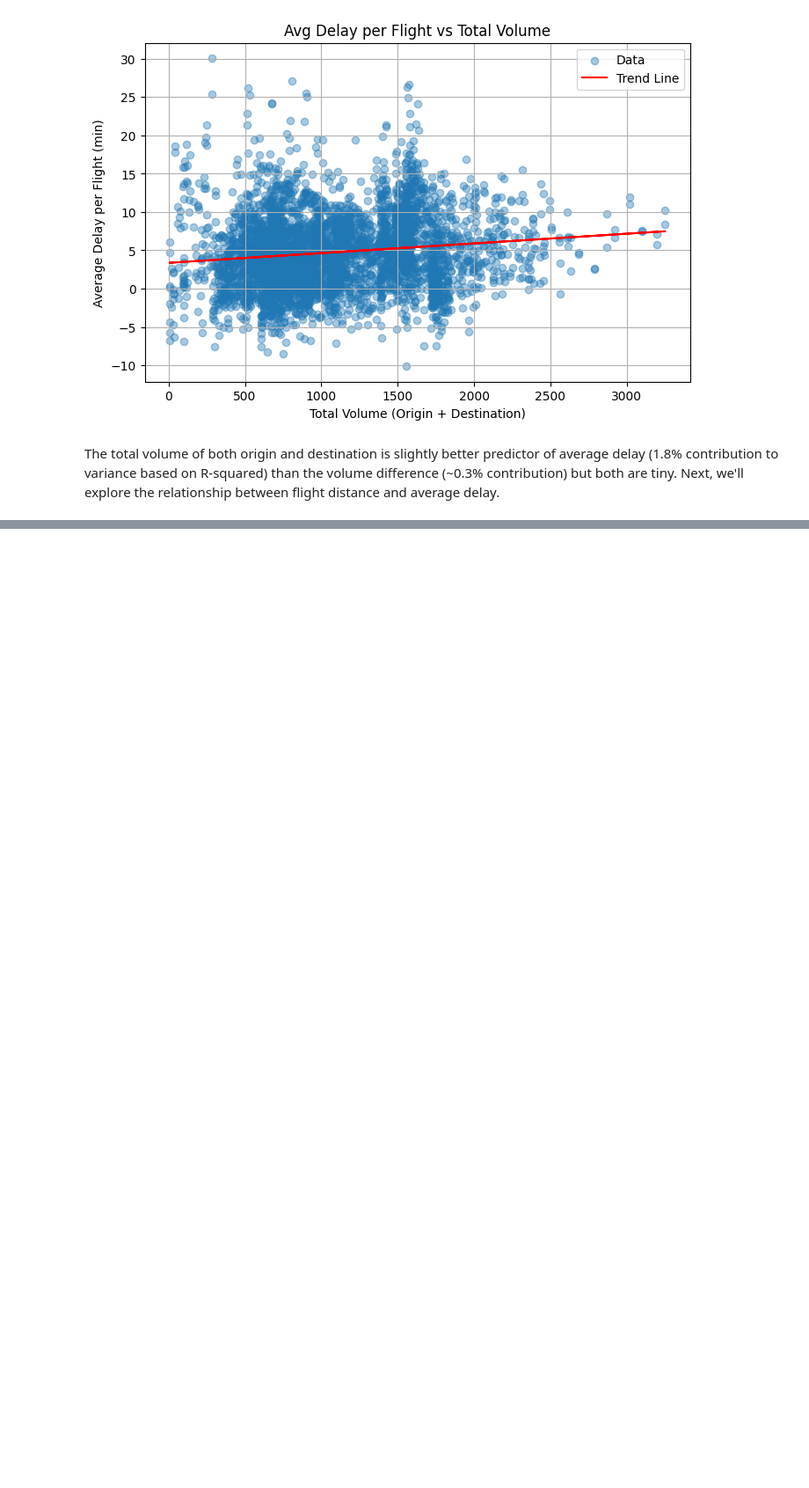
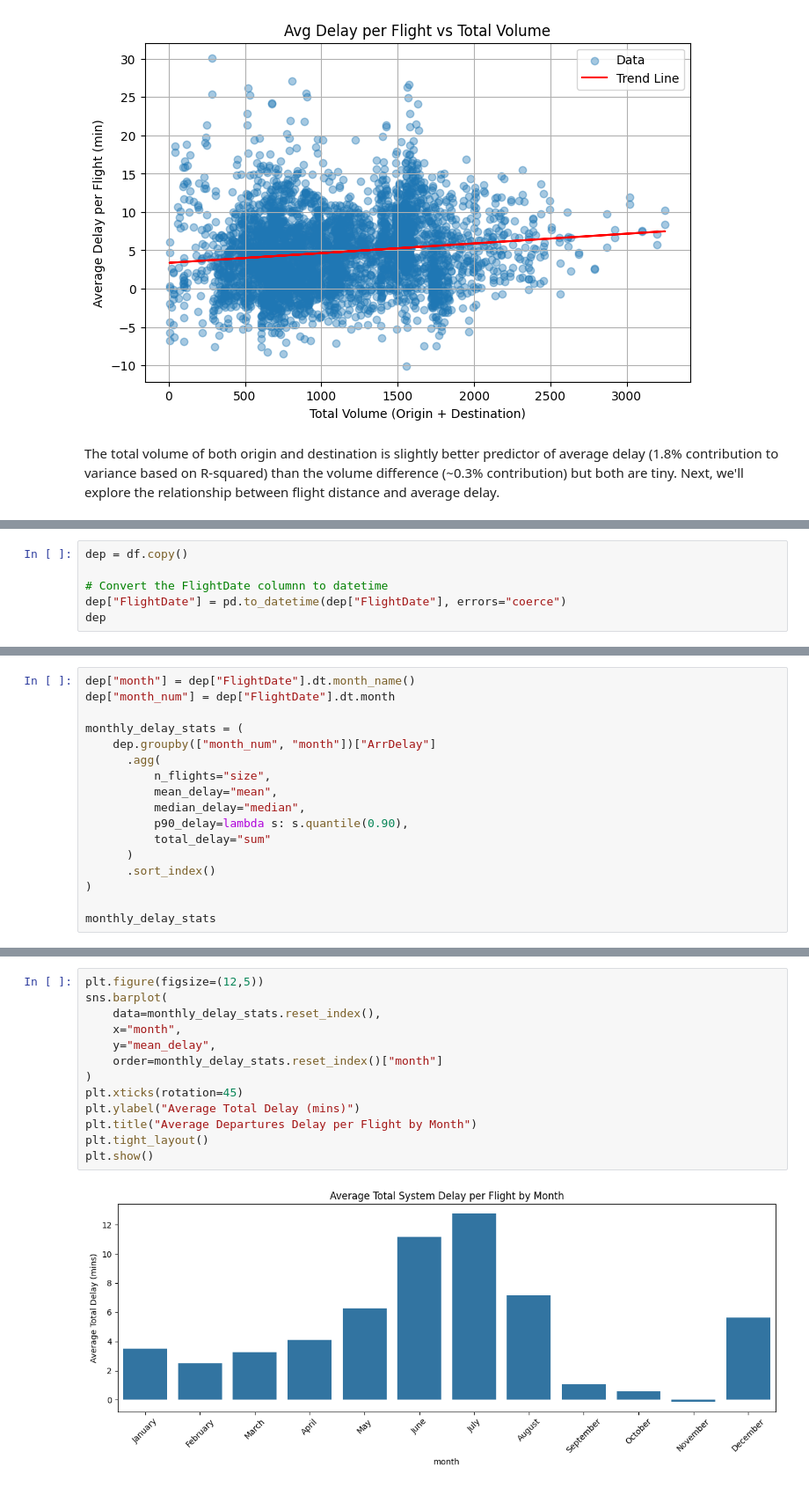
Before and after one commit to oubrando/eda-project, a Jupyter notebook: notebooks/Brandon_inputs.ipynb, the cells around one changed output, grey strips where cells are left out. Shown at 88% size. Drawn from its saved outputs; the diff is of its cells as text; blank space fills up the shorter version.

```diff
--- a/notebooks/Brandon_inputs.ipynb
+++ b/notebooks/Brandon_inputs.ipynb
@@ -580,0 +633,6 @@ The total volume of both origin and destination is slightly better predictor of
+# %%
+dep = df.copy()
+
+# Convert the FlightDate columnn to datetime
+dep["FlightDate"] = pd.to_datetime(dep["FlightDate"], errors="coerce")
+dep
@@ -580,0 +811,17 @@ The total volume of both origin and destination is slightly better predictor of
+# %%
+dep["month"] = dep["FlightDate"].dt.month_name()
+dep["month_num"] = dep["FlightDate"].dt.month
+
+monthly_delay_stats = (
+    dep.groupby(["month_num", "month"])["ArrDelay"]
+      .agg(
+          n_flights="size",
+          mean_delay="mean",
+          median_delay="median",
+          p90_delay=lambda s: s.quantile(0.90),
+          total_delay="sum"
+      )
+      .sort_index()
+)
+
+monthly_delay_stats
@@ -580,0 +843,15 @@ The total volume of both origin and destination is slightly better predictor of
+# %%
+plt.figure(figsize=(12,5))
+sns.barplot(
+    data=monthly_delay_stats.reset_index(),
+    x="month",
+    y="mean_delay",
+    order=monthly_delay_stats.reset_index()["month"]
+)
+plt.xticks(rotation=45)
+plt.ylabel("Average Total Delay (mins)")
+plt.title("Average Departures Delay per Flight by Month")
+plt.tight_layout()
+plt.show()
+# %% [output]
+[figure, added]
```
Also changed, not shown: parts of 41 cells of this notebook.
